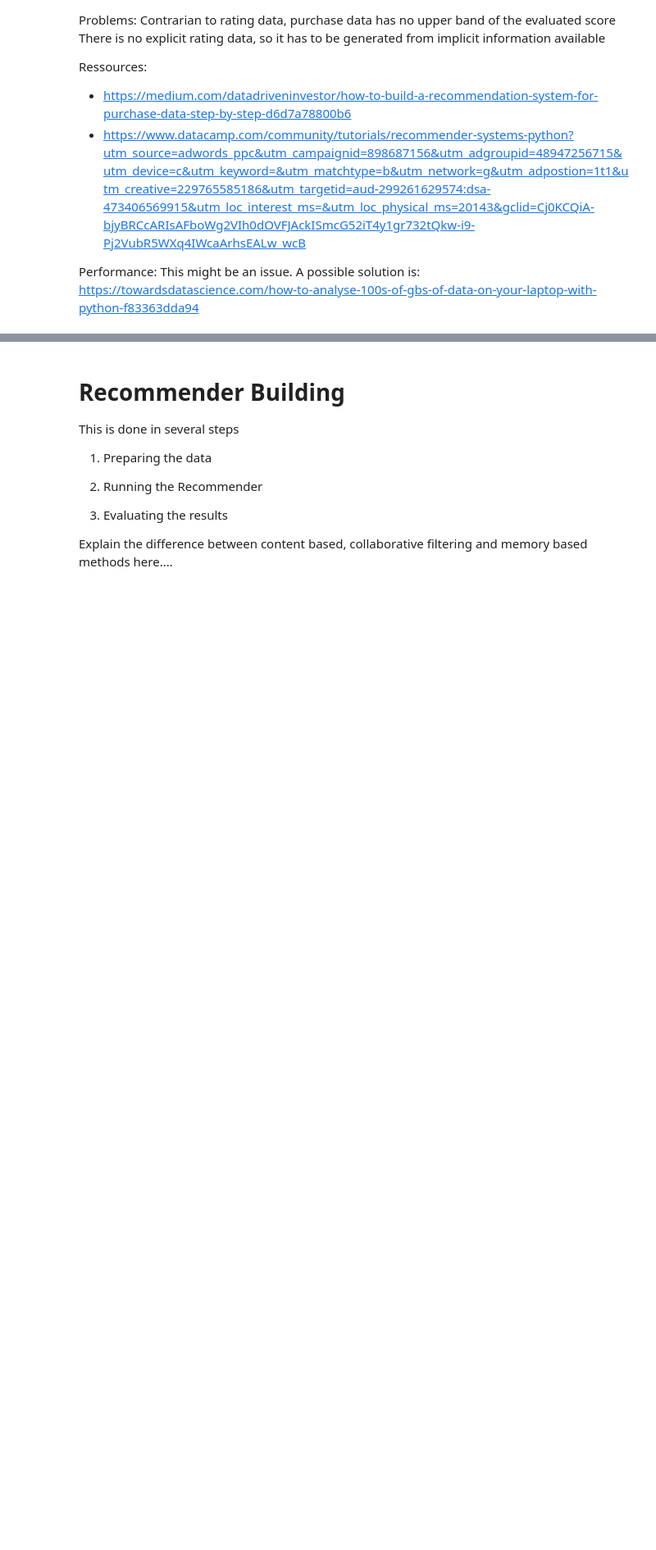
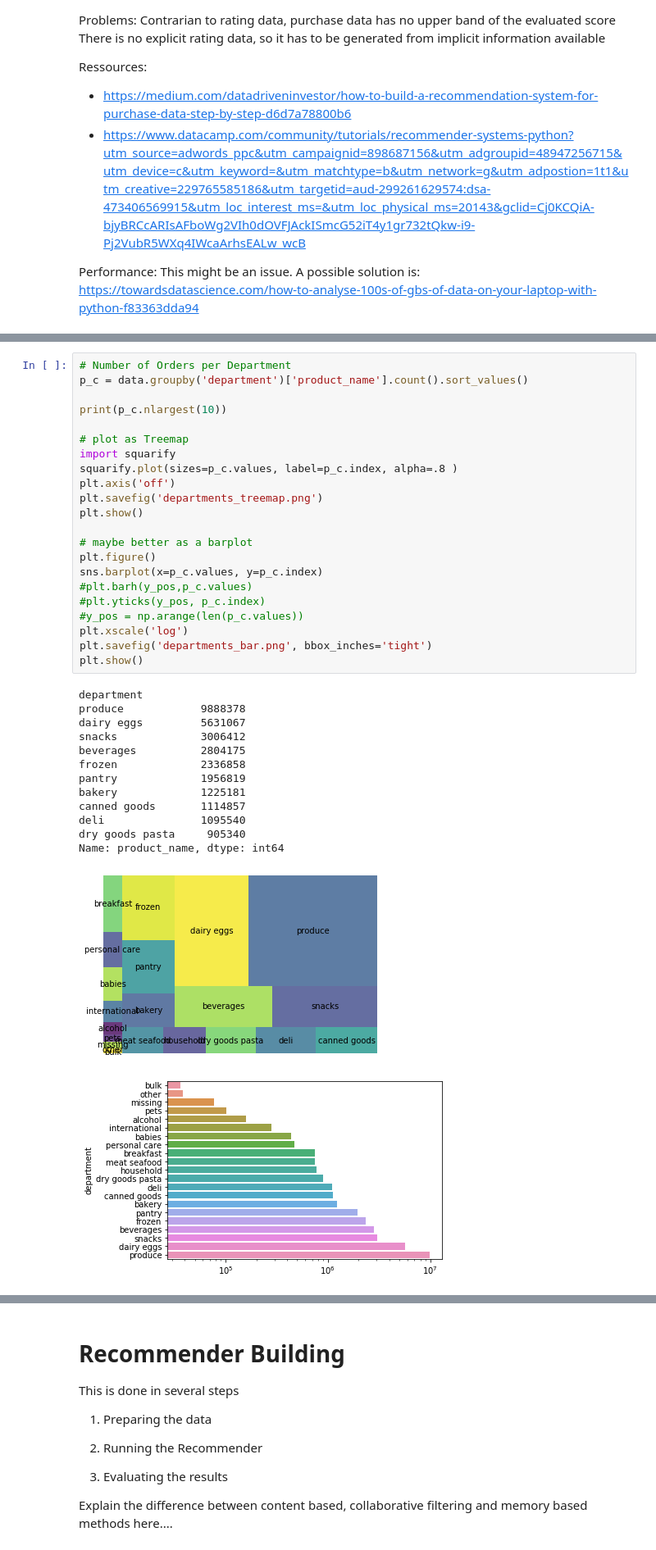
Before and after one commit to eugencuic/FHNW_FS20_Recommender-System-Retail, a Jupyter notebook: Recommender System.ipynb, the cells around one changed output, grey strips where cells are left out. Shown: that part at 82% size. Drawn from its saved outputs; the diff is of its cells as text; blank space fills up the shorter version.

```diff
--- a/Recommender System.ipynb
+++ b/Recommender System.ipynb
@@ -135,0 +176,37 @@ plt.show()
+# %%
+# Number of Orders per Department
+p_c = data.groupby('department')['product_name'].count().sort_values()
+
+print(p_c.nlargest(10))
+
+# plot as Treemap
+import squarify
+squarify.plot(sizes=p_c.values, label=p_c.index, alpha=.8 )
+plt.axis('off')
+plt.savefig('departments_treemap.png')
+plt.show()
+
+# maybe better as a barplot
+plt.figure()
+sns.barplot(x=p_c.values, y=p_c.index)
+#plt.barh(y_pos,p_c.values)
+#plt.yticks(y_pos, p_c.index)
+#y_pos = np.arange(len(p_c.values))
+plt.xscale('log')
+plt.savefig('departments_bar.png', bbox_inches='tight')
+plt.show()
+# %% [output]
+department
+produce            9888378
+dairy eggs         5631067
+snacks             3006412
+beverages          2804175
+frozen             2336858
+pantry             1956819
+bakery             1225181
+canned goods       1114857
+deli               1095540
+dry goods pasta     905340
+Name: product_name, dtype: int64
+[figure, added]
+[figure, added]
```
Also changed, not shown: parts of 20 cells of this notebook, 4 other files.
